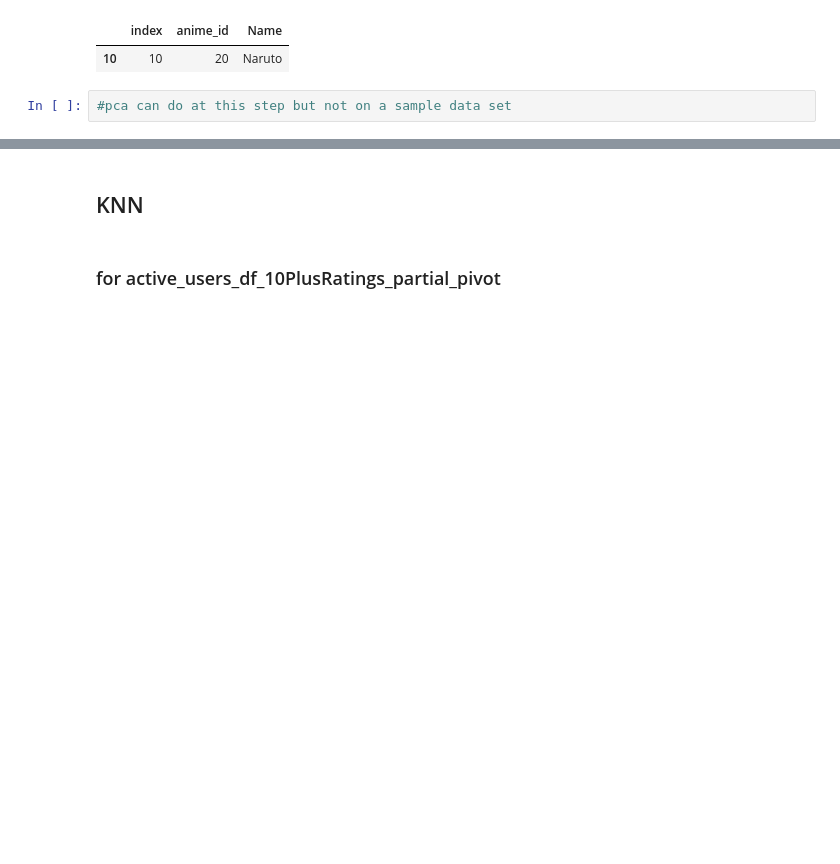
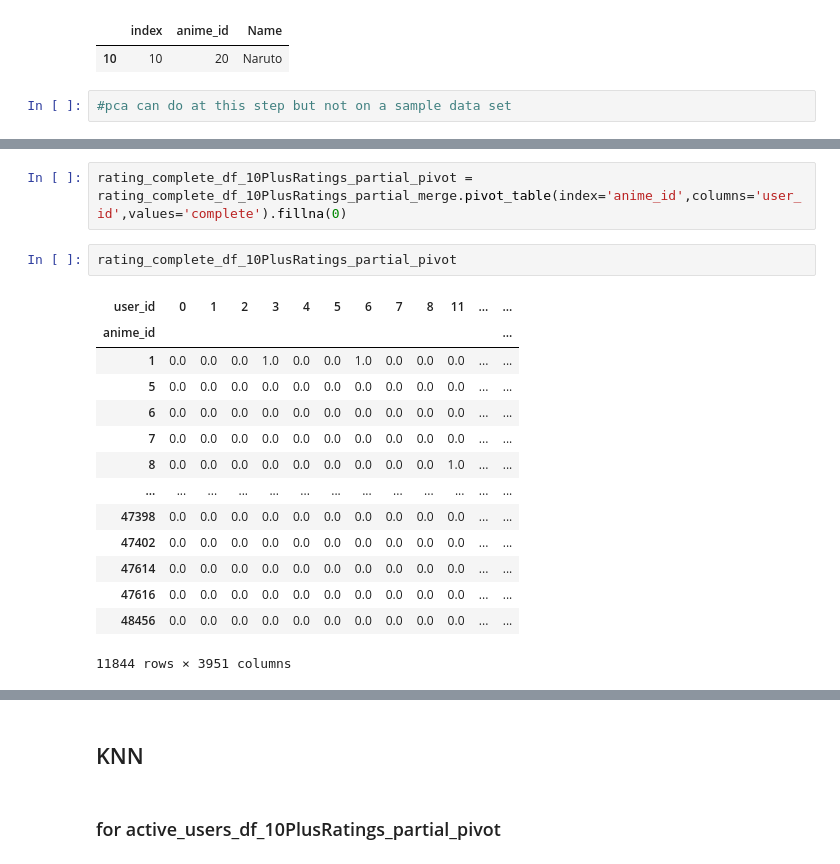
Before and after one commit to mijkami/Anime_Map, a Jupyter notebook: notebooks/Modelisation.ipynb, the cells around one changed output, grey strips where cells are left out. Drawn from its saved outputs; the diff is of its cells as text; blank space fills up the shorter version.

```diff
--- a/notebooks/Modelisation.ipynb
+++ b/notebooks/Modelisation.ipynb
@@ -224,0 +165,19 @@ anime_complete_id_name_df_100PlusRatings
+# %%
+rating_complete_df_10PlusRatings_partial_pivot = rating_complete_df_10PlusRatings_partial_merge.pivot_table(index='anime_id',columns='user_id',values='complete').fillna(0)
+# %%
+rating_complete_df_10PlusRatings_partial_pivot
+# %% [output]
+| user_id | 0 | 1 | 2 | 3 | 4 | 5 | 6 | 7 | 8 | 11 | ... | ... |
+| anime_id |  |  |  |  |  |  |  |  |  |  |  | ... |
+| 1 | 0.0 | 0.0 | 0.0 | 1.0 | 0.0 | 0.0 | 1.0 | 0.0 | 0.0 | 0.0 | ... | ... |
+| 5 | 0.0 | 0.0 | 0.0 | 0.0 | 0.0 | 0.0 | 0.0 | 0.0 | 0.0 | 0.0 | ... | ... |
+| 6 | 0.0 | 0.0 | 0.0 | 0.0 | 0.0 | 0.0 | 0.0 | 0.0 | 0.0 | 0.0 | ... | ... |
+| 7 | 0.0 | 0.0 | 0.0 | 0.0 | 0.0 | 0.0 | 0.0 | 0.0 | 0.0 | 0.0 | ... | ... |
+| 8 | 0.0 | 0.0 | 0.0 | 0.0 | 0.0 | 0.0 | 0.0 | 0.0 | 0.0 | 1.0 | ... | ... |
+| ... | ... | ... | ... | ... | ... | ... | ... | ... | ... | ... | ... | ... |
+| 47398 | 0.0 | 0.0 | 0.0 | 0.0 | 0.0 | 0.0 | 0.0 | 0.0 | 0.0 | 0.0 | ... | ... |
+| 47402 | 0.0 | 0.0 | 0.0 | 0.0 | 0.0 | 0.0 | 0.0 | 0.0 | 0.0 | 0.0 | ... | ... |
+| 47614 | 0.0 | 0.0 | 0.0 | 0.0 | 0.0 | 0.0 | 0.0 | 0.0 | 0.0 | 0.0 | ... | ... |
+| 47616 | 0.0 | 0.0 | 0.0 | 0.0 | 0.0 | 0.0 | 0.0 | 0.0 | 0.0 | 0.0 | ... | ... |
+| 48456 | 0.0 | 0.0 | 0.0 | 0.0 | 0.0 | 0.0 | 0.0 | 0.0 | 0.0 | 0.0 | ... | ... |
+11844 rows × 3951 columns
```
Also changed, not shown: parts of 65 cells of this notebook.
